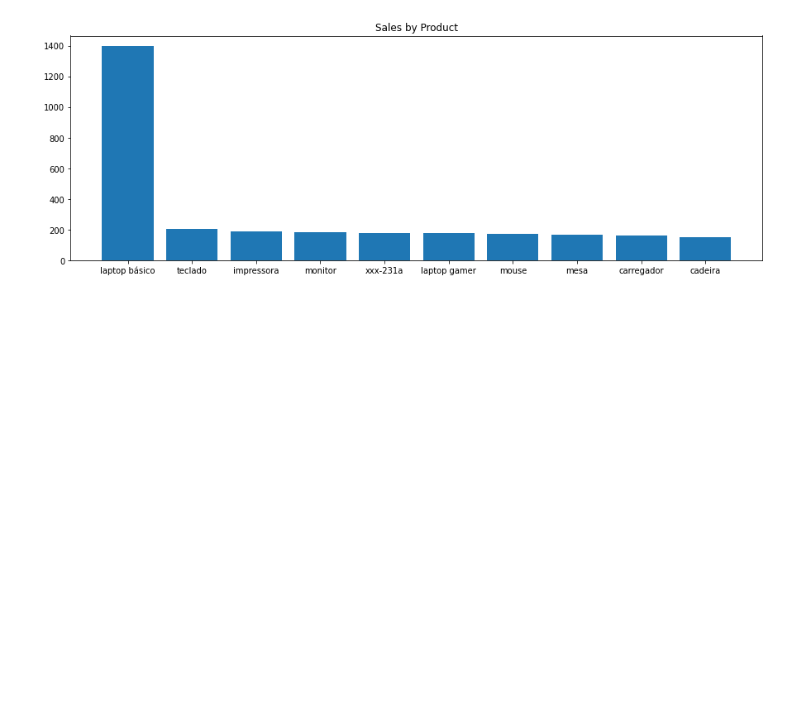
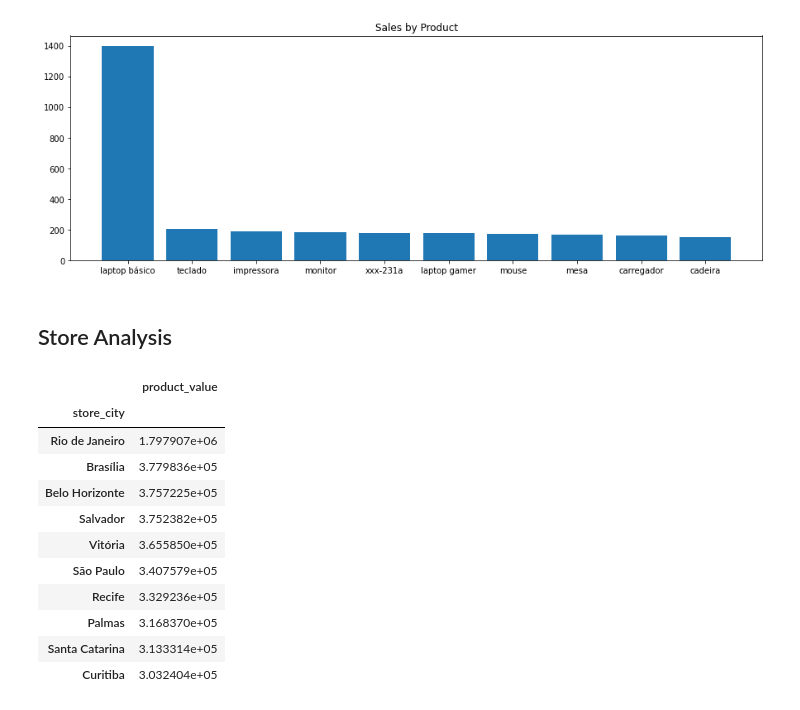
Before and after one commit to black-dev-x/pandas-cookbook, a Jupyter notebook: data-analysis/analysis.ipynb, the cells around one changed output. Drawn from its saved outputs; the diff is of its cells as text; code cells hidden in the pictures; blank space fills up the shorter version.

```diff
--- a/data-analysis/analysis.ipynb
+++ b/data-analysis/analysis.ipynb
@@ -433,3 +433,22 @@ plt.title('Sales by Product')
 # %% [output]
 Text(0.5, 1.0, 'Sales by Product')
 [figure]
+# %% [markdown]
+## Store Analysis
+# %%
+# These are the same, but I prefer the sort using the by, it seems clearer
+df[['store_city','product_value']].groupby('store_city').sum().product_value.sort_values(ascending=False)
+df[['store_city','product_value']].groupby('store_city').sum().sort_values(ascending=False, by="product_value")
+# %% [output]
+|  | product_value |
+| store_city |  |
+| Rio de Janeiro | 1.797907e+06 |
+| Brasília | 3.779836e+05 |
+| Belo Horizonte | 3.757225e+05 |
+| Salvador | 3.752382e+05 |
+| Vitória | 3.655850e+05 |
+| São Paulo | 3.407579e+05 |
+| Recife | 3.329236e+05 |
+| Palmas | 3.168370e+05 |
+| Santa Catarina | 3.133314e+05 |
+| Curitiba | 3.032404e+05 |
```
Also changed, not shown: parts of 7 cells of this notebook.
